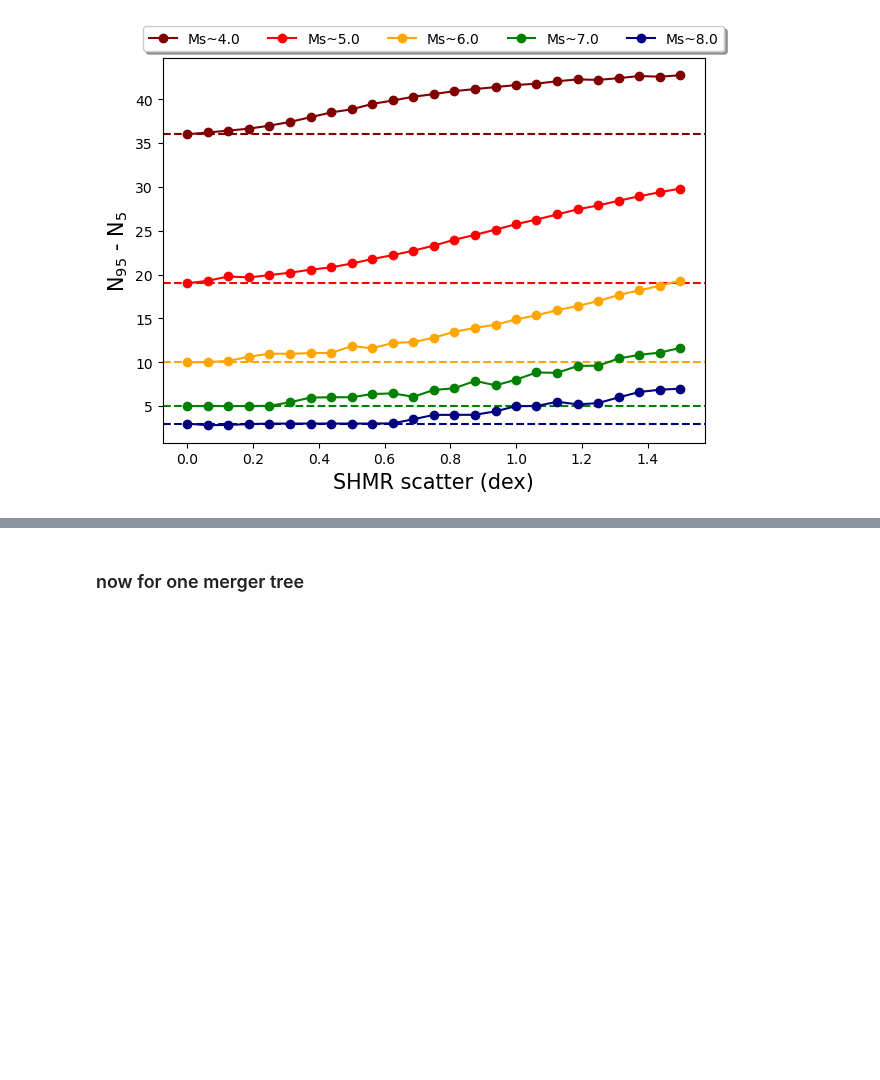
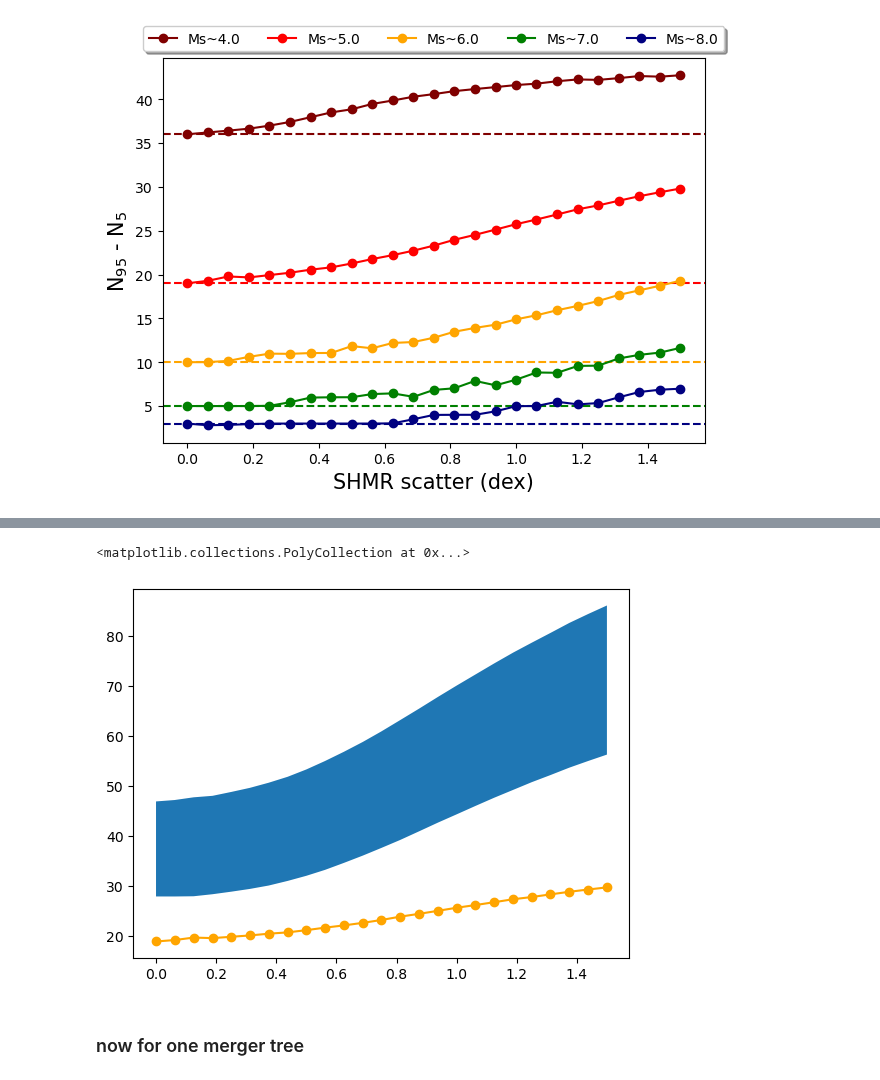
Before and after one commit to jsmonzon/SatGen, a Jupyter notebook: notebooks/CSMF_scatter.ipynb, the cells around one changed output, grey strips where cells are left out. Cells and saved outputs as stored; diff of their text form; code cells hidden in the pictures; blank space fills up the shorter version.

```diff
--- a/notebooks/CSMF_scatter.ipynb
+++ b/notebooks/CSMF_scatter.ipynb
@@ -204,3 +215,9 @@ plt.show()
+# %%
+plt.plot(scatter_range, stat[:,15], label="Ms~"+str(masses[i]), color=colors[i],marker="o")
+plt.fill_between(scatter_range, y1 = across_samp[:,0,15], y2 = across_samp[:,2,15])
+# %% [output]
+<matplotlib.collections.PolyCollection at 0x...>
+[figure, added]
 # %% [markdown]
 ### now for one merger tree
 # %%
```
Also changed, not shown: parts of 15 cells of this notebook, 7 other files.
